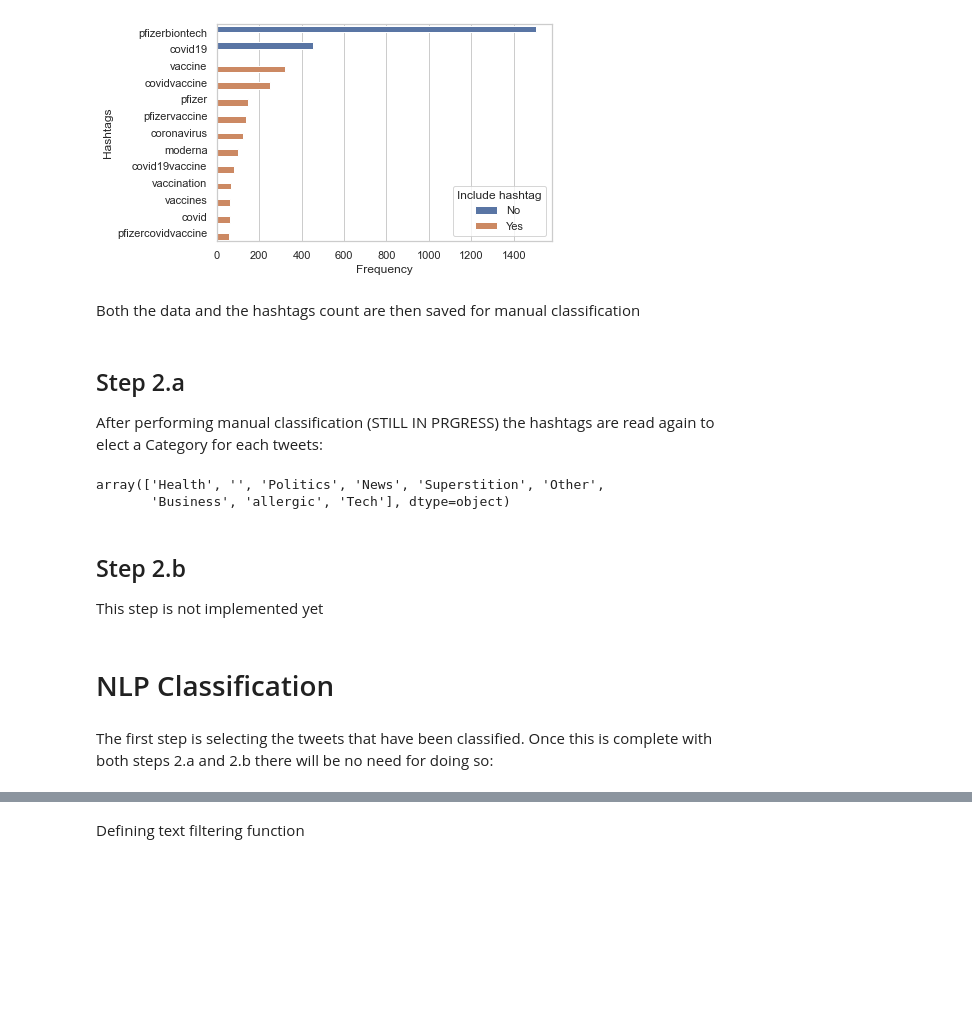
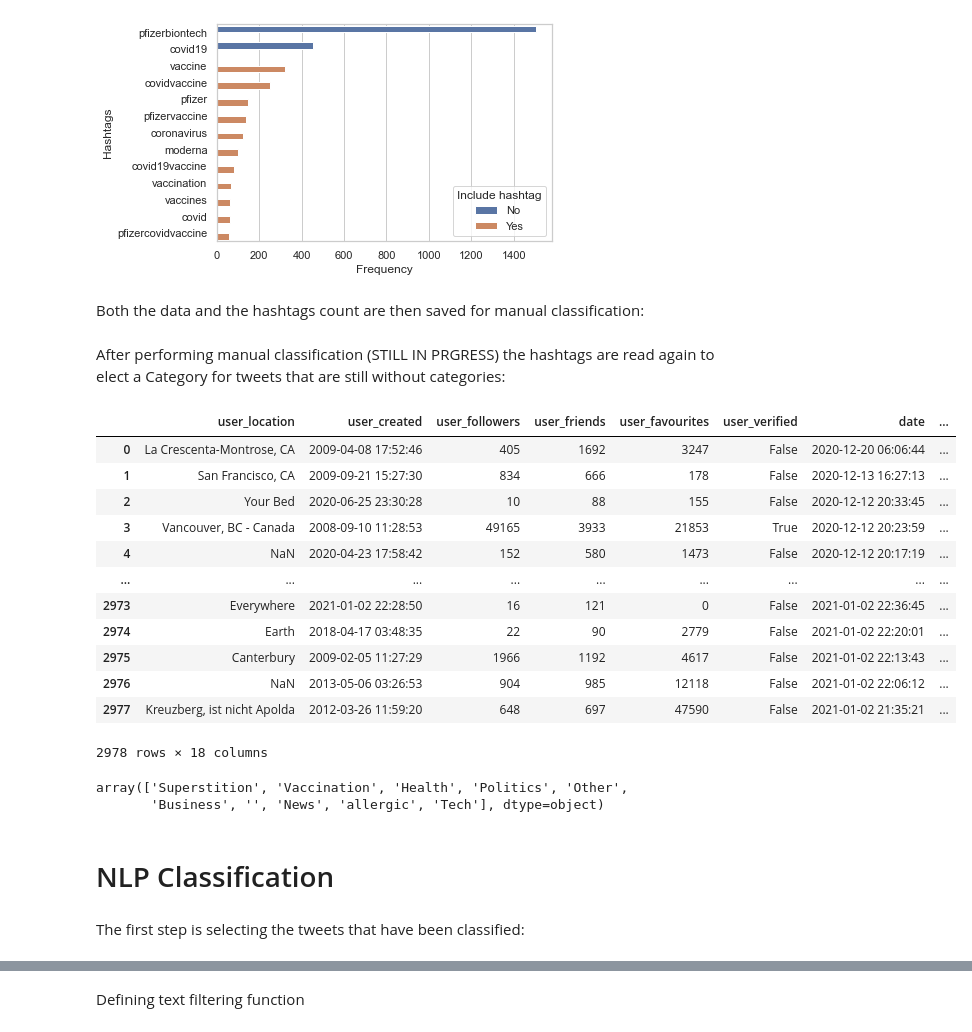
Before and after one commit to waeljrad/COVID19-vaccines, a Jupyter notebook: COVID vaccine Tweets.ipynb, the cells around one changed output, grey strips where cells are left out. Cells and saved outputs as stored; diff of their text form; code cells hidden in the pictures; blank space fills up the shorter version.

```diff
--- a/COVID vaccine Tweets.ipynb
+++ b/COVID vaccine Tweets.ipynb
@@ -155,54 +159,70 @@ See the caveats in the documentation: https://pandas.pydata.org/pandas-docs/stab
   hashtags[start:end]['Include hashtag'] = 'Yes'
 [figure]
 # %% [markdown]
-Both the data and the hashtags count are then saved for manual classification
+Both the data and the hashtags count are then saved for manual classification:
 # %%
 writer = pd.ExcelWriter('vaccination_tweets_processed_.xlsx')
 twitter_data.to_excel(writer,'data processed',index=False)
 pd.DataFrame(hashtags).to_excel(writer,'Hashtags frequency',index=False)
 writer.save()
 # %% [markdown]
-## Step 2.a
-After performing manual classification (STILL IN PRGRESS) the hashtags are read again to elect a Category for each tweets:
+After performing manual classification (STILL IN PRGRESS) the hashtags are read again to elect a Category for tweets that are still without categories:
+# %%
+hashtags = pd.read_excel('vaccination_tweets_processed.xlsx',sheet_name='Hashtags')
+cat = pd.DataFrame(pd.read_excel('vaccination_tweets_processed.xlsx',sheet_name='data processed')['Category'].fillna(''),columns =['Category'])
+twitter_data = pd.concat([twitter_data,cat],axis=1)
 # %%
-hashtags = pd.read_excel('vaccination_tweets_processed.xlsx',sheet_name='Hashtags')
-def assing_category(hashtags_list):
-
+def assing_category(df):
+    Category = df['Category']
+    if Category != "":
+        return Category
+    hashtags_list = df['hashtags']
     # 1. Reading and formatting the hashtag
     if type (hashtags_list) is float:
         hashtags_list = str(hashtags_list)
     hashtags_list = hashtags_list.replace("[","").replace("]","").replace("'","").split(',')
 
     # 2. Linking hashtags to their categories
     hashtags_list=pd.DataFrame(hashtags_list,columns = ['Hashtags'])
     hashtags_list['Hashtags'] = hashtags_list['Hashtags'].apply(lambda s:s.strip().lower())
     hashtags_list = pd.merge(hashtags_list,
                           hashtags,
                  on='Hashtags',
                  how='left')
     hashtags_list=hashtags_list[['Hashtags','Category']]
     hashtags_list = pd.DataFrame(hashtags_list['Category'].value_counts(ascending=False)).reset_index()['index']
 
 
     # 2. Electing the highest category based on occurence
     if len(hashtags_list) == 0:
         return ""
     else:
         return hashtags_list.iloc[0]
-
-twitter_data['Category'] = twitter_data['hashtags'].apply(lambda hashtag:assing_category(hashtag))
+twitter_data['Category'] = twitter_data[['hashtags','Category']].apply(lambda hashtag:assing_category(hashtag),axis=1)
+twitter_data
+# %% [output]
+|  | user_location | user_created | user_followers | user_friends | user_favourites | user_verified | date | ... |
+| 0 | La Crescenta-Montrose, CA | 2009-04-08 17:52:46 | 405 | 1692 | 3247 | False | 2020-12-20 06:06:44 | ... |
+| 1 | San Francisco, CA | 2009-09-21 15:27:30 | 834 | 666 | 178 | False | 2020-12-13 16:27:13 | ... |
+| 2 | Your Bed | 2020-06-25 23:30:28 | 10 | 88 | 155 | False | 2020-12-12 20:33:45 | ... |
+| 3 | Vancouver, BC - Canada | 2008-09-10 11:28:53 | 49165 | 3933 | 21853 | True | 2020-12-12 20:23:59 | ... |
+| 4 | NaN | 2020-04-23 17:58:42 | 152 | 580 | 1473 | False | 2020-12-12 20:17:19 | ... |
+| ... | ... | ... | ... | ... | ... | ... | ... | ... |
+| 2973 | Everywhere | 2021-01-02 22:28:50 | 16 | 121 | 0 | False | 2021-01-02 22:36:45 | ... |
+| 2974 | Earth | 2018-04-17 03:48:35 | 22 | 90 | 2779 | False | 2021-01-02 22:20:01 | ... |
+| 2975 | Canterbury | 2009-02-05 11:27:29 | 1966 | 1192 | 4617 | False | 2021-01-02 22:13:43 | ... |
+| 2976 | NaN | 2013-05-06 03:26:53 | 904 | 985 | 12118 | False | 2021-01-02 22:06:12 | ... |
+| 2977 | Kreuzberg, ist nicht Apolda | 2012-03-26 11:59:20 | 648 | 697 | 47590 | False | 2021-01-02 21:35:21 | ... |
+2978 rows × 18 columns
 # %%
 twitter_data['Category'].unique()
 # %% [output]
-array(['Health', '', 'Politics', 'News', 'Superstition', 'Other',
-       'Business', 'allergic', 'Tech'], dtype=object)
+array(['Superstition', 'Vaccination', 'Health', 'Politics', 'Other',
+       'Business', '', 'News', 'allergic', 'Tech'], dtype=object)
-# %% [markdown]
-## Step 2.b
-This step is not implemented yet
 # %% [markdown]
 # NLP Classification
 # %% [markdown]
-The first step is selecting the tweets that have been classified. Once this is complete with both steps 2.a and 2.b there will be no need for doing so:
+The first step is selecting the tweets that have been classified:
 # %%
 twitter_data_sample = twitter_data[twitter_data['Category'] != ''].reset_index()
 del twitter_data_sample['index']
```
Also changed, not shown: parts of 3 cells of this notebook.
